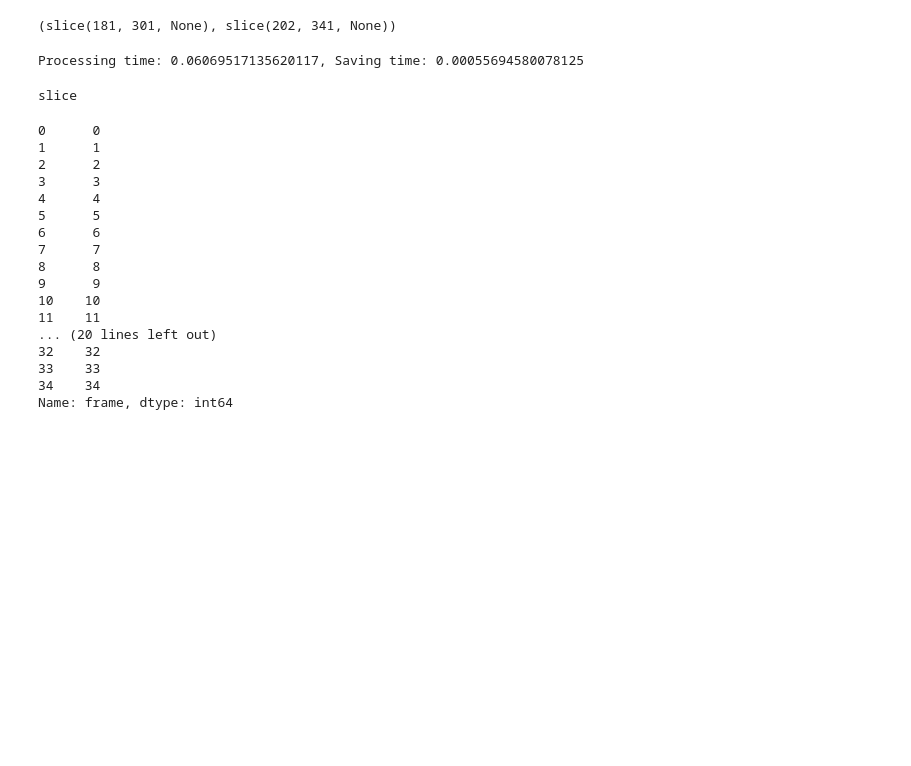
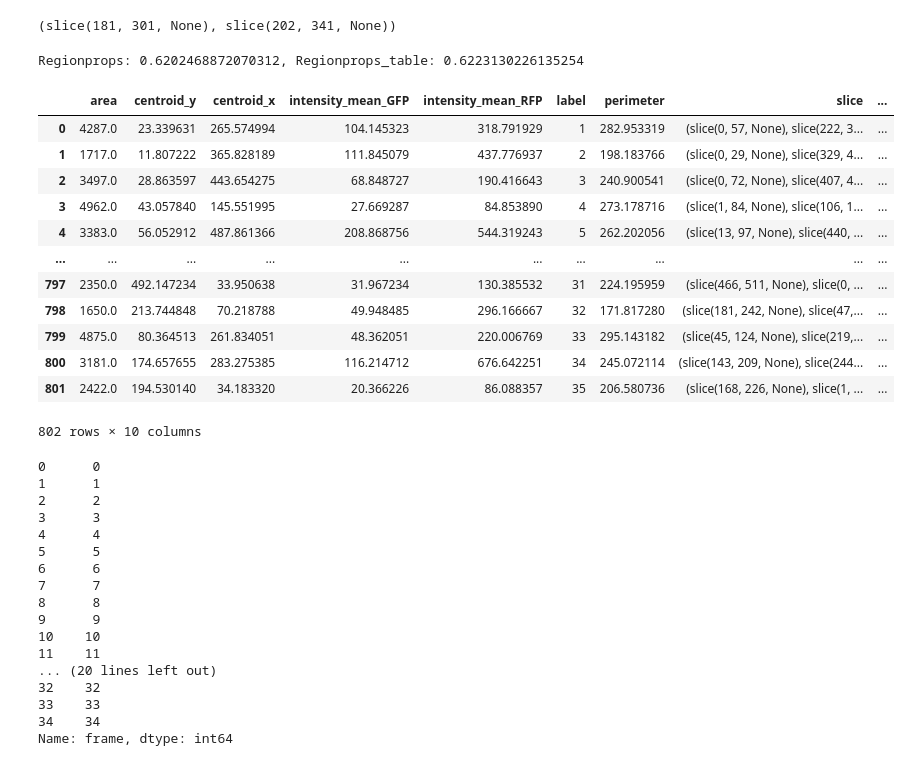
Before and after one commit to BennyGinger/ImageAnalysis_pipeline, a Jupyter notebook: play.ipynb, the cells around one changed output. Drawn from its saved outputs; the diff is of its cells as text; code cells hidden in the pictures; blank space fills up the shorter version.

```diff
--- a/play.ipynb
+++ b/play.ipynb
@@ -826,7 +844,7 @@ imwrite(f'/home/Test_images/masks/stack_{value}.tif', crop)
 (slice(181, 301, None), slice(202, 341, None))
 # %%
 from __future__ import annotations
-from skimage.measure import regionprops
+from skimage.measure import regionprops_table, regionprops
 from skimage.measure._regionprops import RegionProperties
 import numpy as np
 from os import PathLike
@@ -835,7 +853,7 @@ from tifffile import imread
 from concurrent.futures import ThreadPoolExecutor
 import time
 
-start = time.time()
+
 img_path = "/home/Test_images/masks/MAX_Images.tif"
 stack_path = "/home/Test_images/masks/MAX_Merged.tif"
 mask_path = "/home/Test_images/masks/Masks_IoU_Track.tif"
@@ -903,6 +921,42 @@ def unpack_intensity(df: pd.DataFrame, channels: str | list[str])-> pd.DataFrame
             df.insert(attr_ind+i, f"intensity_mean_{channel}", data[channel])
     return df
 
+def extract_table(img_array: np.ndarray, mask_array: np.ndarray, channels: list[str], save_path: PathLike)-> pd.DataFrame:
+    properties_lst = ['area','centroid','intensity_mean',
+                       'label','perimeter','slice','solidity']
+    col_rename= {'centroid_0':'centroid_y','centroid_1':'centroid_x'}
+    def get_regionprops(frame: int)-> pd.DataFrame:
+        """Nested function to extract the regionprops for each frame in multi-threading."""
+        prop = regionprops_table(mask_array[frame], intensity_image=img_array[frame],
+                                 properties=properties_lst,separator='_')
+        df = pd.DataFrame(prop)
+        # df = regionprops_to_df(prop)
+        df['frame'] = frame+1
+        return df
+
+    # If the mask_array is not a time sequence
+    if mask_array.ndim ==2:
+        prop = regionprops_table(mask_array, intensity_image=img_array,
+                                 properties=properties_lst,separator='_')
+        master_df = pd.DataFrame(prop)
+        master_df['frame'] = 1
+        col_rename['intensity_mean'] = f'intensity_mean_{channels[0]}'
+        master_df.rename(columns=col_rename, inplace=True)
+        # master_df = unpack_intensity(master_df, channels)
+        master_df.to_csv(save_path, index=False, header=True)
+        return master_df
+
+    # If the mask_array is a time sequence
+    with ThreadPoolExecutor() as executor:
+        lst_df = executor.map(get_regionprops, range(mask_array.shape[0]))
+
+    # Create the DataFrame and save to csv
+    master_df = pd.concat(lst_df, ignore_index=True)
+    col_rename = {**col_rename,**{f'intensity_mean_{i}':f'intensity_mean_{channels[i]}' for i in range(len(channels))}}
+    master_df.rename(columns=col_rename, inplace=True)
+    master_df.to_csv(save_path, index=False, header=True)
+    return master_df
+
 def extract_data(img_array: np.ndarray, mask_array: np.ndarray, channels: list[str], save_path: PathLike)-> pd.DataFrame:
     def get_regionprops(frame: int)-> pd.DataFrame:
         """Nested function to extract the regionprops for each frame in multi-threading."""
@@ -929,25 +983,37 @@ def extract_data(img_array: np.ndarray, mask_array: np.ndarray, channels: list[s
     master_df.to_csv(save_path, index=False, header=True)
     return master_df
 
+start = time.time()
+master_df = extract_data(stack, mask, ['GFP','RFP'], '/home/Test_images/masks/regionprops.csv')
+end1 = time.time()
 
-master_df = extract_data(img[0], mask[0], ['GFP'], '/home/Test_images/masks/regionprops.csv')
 # lst_df = [regionprops_to_df(prop) for prop in lst_props]
 # lst_unpack = [unpack_intensity(df, ['GFP','RFP']) for df in lst_df]
 # # Add the frame number to the DataFrame
 # for i,df in enumerate(lst_unpack):
 #     df['frame'] = i
-end1 = time.time()
 # master_df = pd.concat(lst_unpack, ignore_index=True)
-master_df.to_csv('/home/Test_images/masks/regionprops.csv', index=False,header=True)
+master_df = extract_table(stack, mask, ["GFP",'RFP'], '/home/Test_images/masks/regionprops.csv')
 end2 = time.time()
-print(f"Processing time: {end1-start}, Saving time: {end2-end1}")
+print(f"Regionprops: {end1-start}, Regionprops_table: {end2-end1}")
 # %% [output]
-Processing time: 0.06069517135620117, Saving time: 0.00055694580078125
+Regionprops: 0.6202468872070312, Regionprops_table: 0.6223130226135254
-# %%
-df = pd.read_csv('/home/Test_images/masks/regionprops.csv')
-type(eval(df.iloc[0].slice)[0])
-# %% [output]
-slice
+# %%
+master_df
+# %% [output]
+|  | area | centroid_y | centroid_x | intensity_mean_GFP | intensity_mean_RFP | label | perimeter | slice | ... |
+| 0 | 4287.0 | 23.339631 | 265.574994 | 104.145323 | 318.791929 | 1 | 282.953319 | (slice(0, 57, None), slice(222, 3... | ... |
+| 1 | 1717.0 | 11.807222 | 365.828189 | 111.845079 | 437.776937 | 2 | 198.183766 | (slice(0, 29, None), slice(329, 4... | ... |
+| 2 | 3497.0 | 28.863597 | 443.654275 | 68.848727 | 190.416643 | 3 | 240.900541 | (slice(0, 72, None), slice(407, 4... | ... |
+| 3 | 4962.0 | 43.057840 | 145.551995 | 27.669287 | 84.853890 | 4 | 273.178716 | (slice(1, 84, None), slice(106, 1... | ... |
+| 4 | 3383.0 | 56.052912 | 487.861366 | 208.868756 | 544.319243 | 5 | 262.202056 | (slice(13, 97, None), slice(440, ... | ... |
+| ... | ... | ... | ... | ... | ... | ... | ... | ... | ... |
+| 797 | 2350.0 | 492.147234 | 33.950638 | 31.967234 | 130.385532 | 31 | 224.195959 | (slice(466, 511, None), slice(0, ... | ... |
+| 798 | 1650.0 | 213.744848 | 70.218788 | 49.948485 | 296.166667 | 32 | 171.817280 | (slice(181, 242, None), slice(47,... | ... |
+| 799 | 4875.0 | 80.364513 | 261.834051 | 48.362051 | 220.006769 | 33 | 295.143182 | (slice(45, 124, None), slice(219,... | ... |
+| 800 | 3181.0 | 174.657655 | 283.275385 | 116.214712 | 676.642251 | 34 | 245.072114 | (slice(143, 209, None), slice(244... | ... |
+| 801 | 2422.0 | 194.530140 | 34.183320 | 20.366226 | 86.088357 | 35 | 206.580736 | (slice(168, 226, None), slice(1, ... | ... |
+802 rows × 10 columns
 # %%
 df_unpack.iloc[:,-1]
 # %% [output]
```
Also changed, not shown: parts of 4 cells of this notebook, 17 other files.
